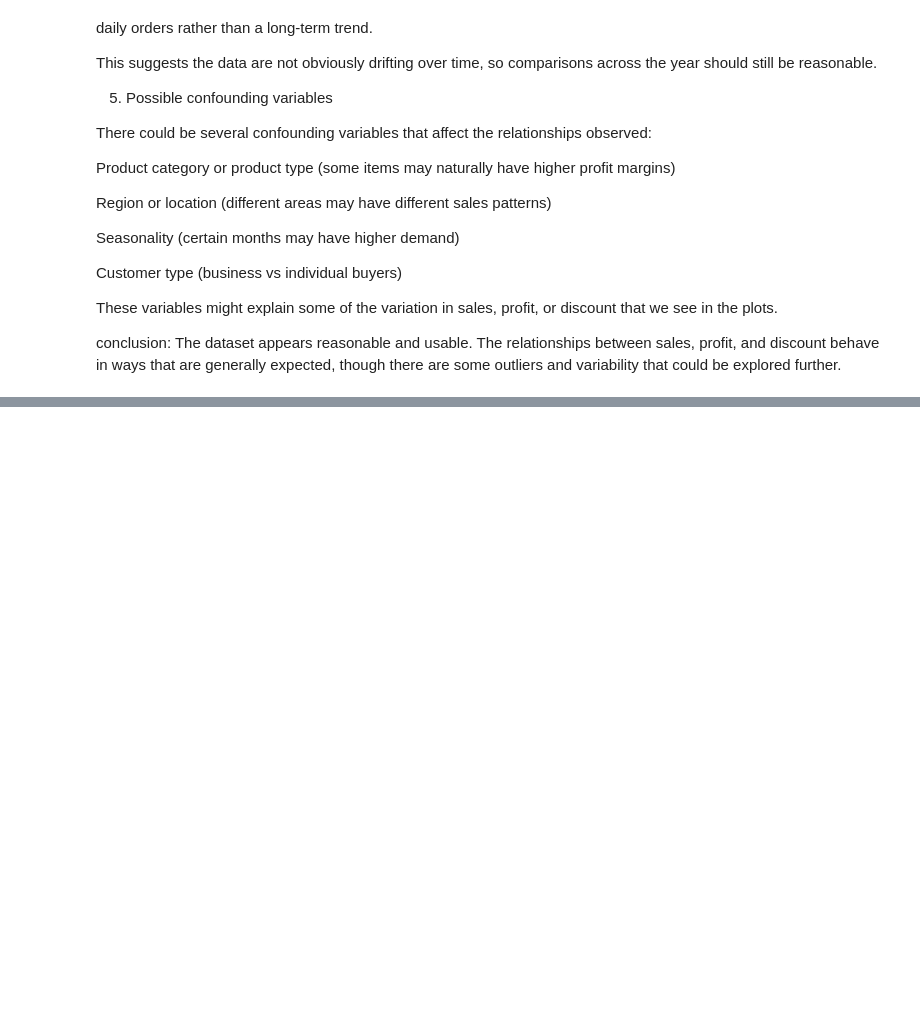
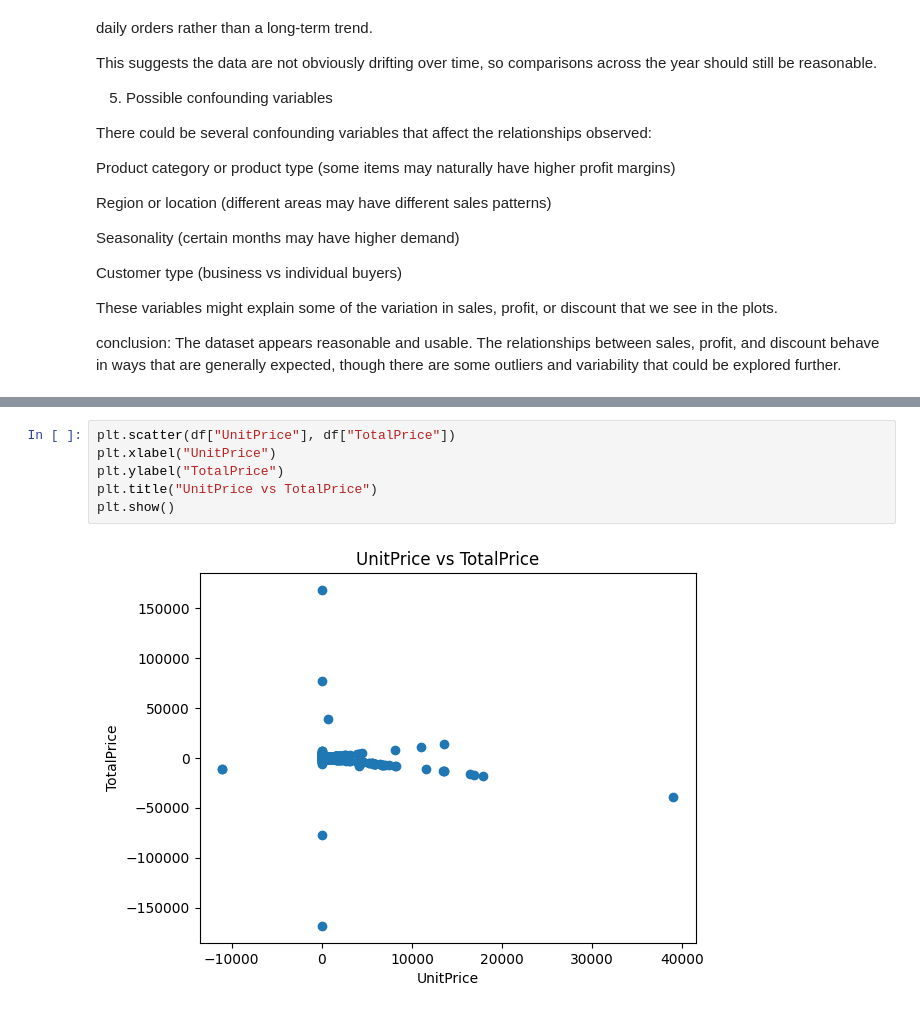
Before and after one commit to carlos00002/DX699_02, a Jupyter notebook: homework/OMDS-ModB2-Week6-Jaime-Carlos.ipynb, the cells around one changed output, grey strips where cells are left out. Saved outputs shown, nothing was run; the diff lists cells and outputs as text; blank space fills up the shorter version.

```diff
--- a/homework/OMDS-ModB2-Week6-Jaime-Carlos.ipynb
+++ b/homework/OMDS-ModB2-Week6-Jaime-Carlos.ipynb
@@ -261,0 +298,8 @@ The dataset appears reasonable and usable. The relationships between sales, prof
+# %%
+plt.scatter(df["UnitPrice"], df["TotalPrice"])
+plt.xlabel("UnitPrice")
+plt.ylabel("TotalPrice")
+plt.title("UnitPrice vs TotalPrice")
+plt.show()
+# %% [output]
+[figure, added]
```
Also changed, not shown: parts of 10 cells of this notebook.
